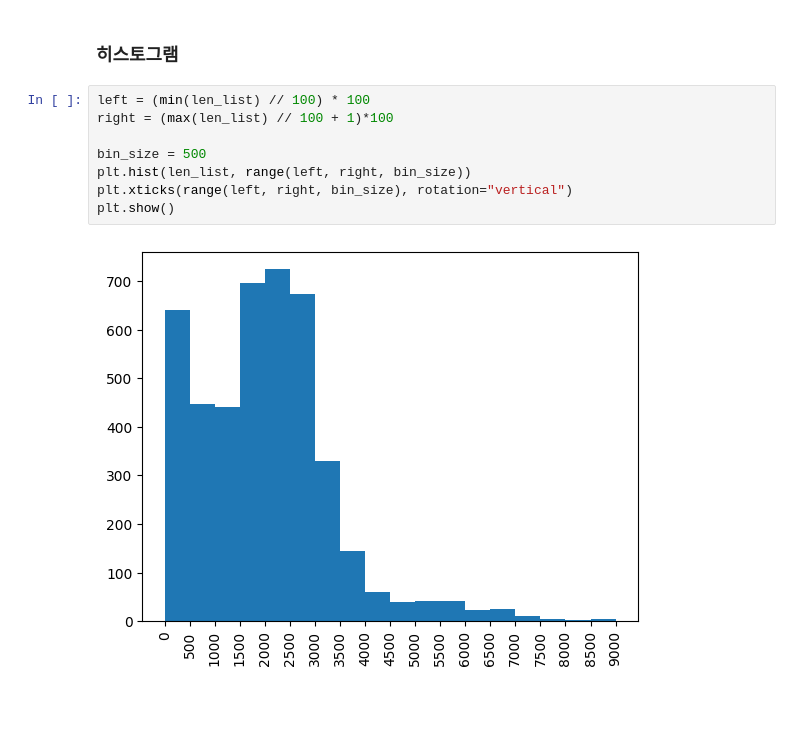
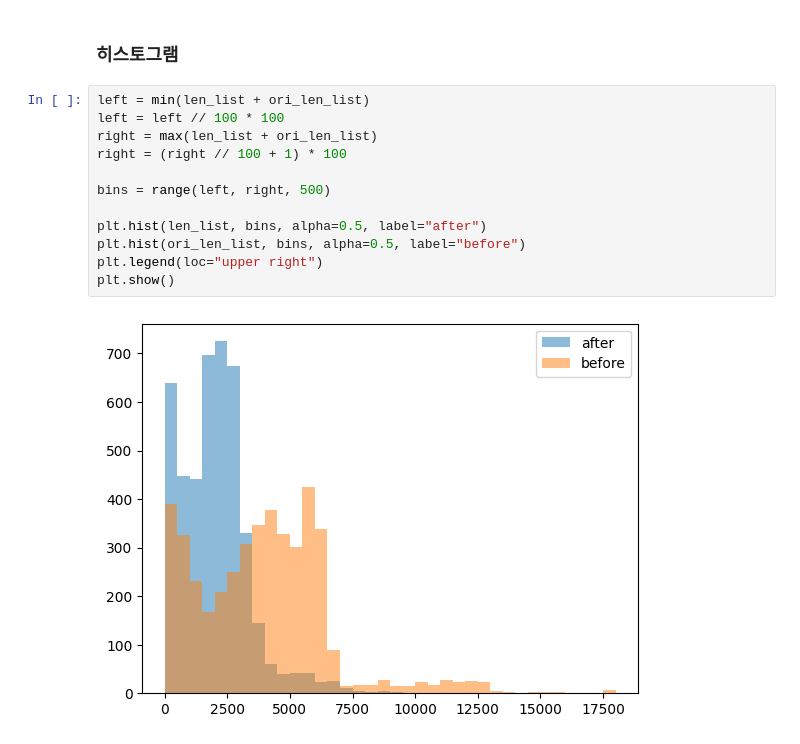
Before and after one commit to boostcampaitech5/level3_nlp_finalproject-nlp-07, a Jupyter notebook: filtering/notebook_filtering.ipynb, the cells around one changed output. Drawn from its saved outputs; the diff is of its cells as text; blank space fills up the shorter version.

```diff
--- a/filtering/notebook_filtering.ipynb
+++ b/filtering/notebook_filtering.ipynb
@@ -280,12 +280,16 @@ print(sorted(len_list))
 # %% [markdown]
 ### 히스토그램
 # %%
-left = (min(len_list) // 100) * 100
-right = (max(len_list) // 100 + 1)*100
+left = min(len_list + ori_len_list)
+left = left // 100 * 100
+right = max(len_list + ori_len_list)
+right = (right // 100 + 1) * 100
 
-bin_size = 500
-plt.hist(len_list, range(left, right, bin_size))
-plt.xticks(range(left, right, bin_size), rotation="vertical")
+bins = range(left, right, 500)
+
+plt.hist(len_list, bins, alpha=0.5, label="after")
+plt.hist(ori_len_list, bins, alpha=0.5, label="before")
+plt.legend(loc="upper right")
 plt.show()
 # %% [output]
-[figure, old version]
+[figure, new version]
```
Also changed, not shown: parts of 1 cell of this notebook.
